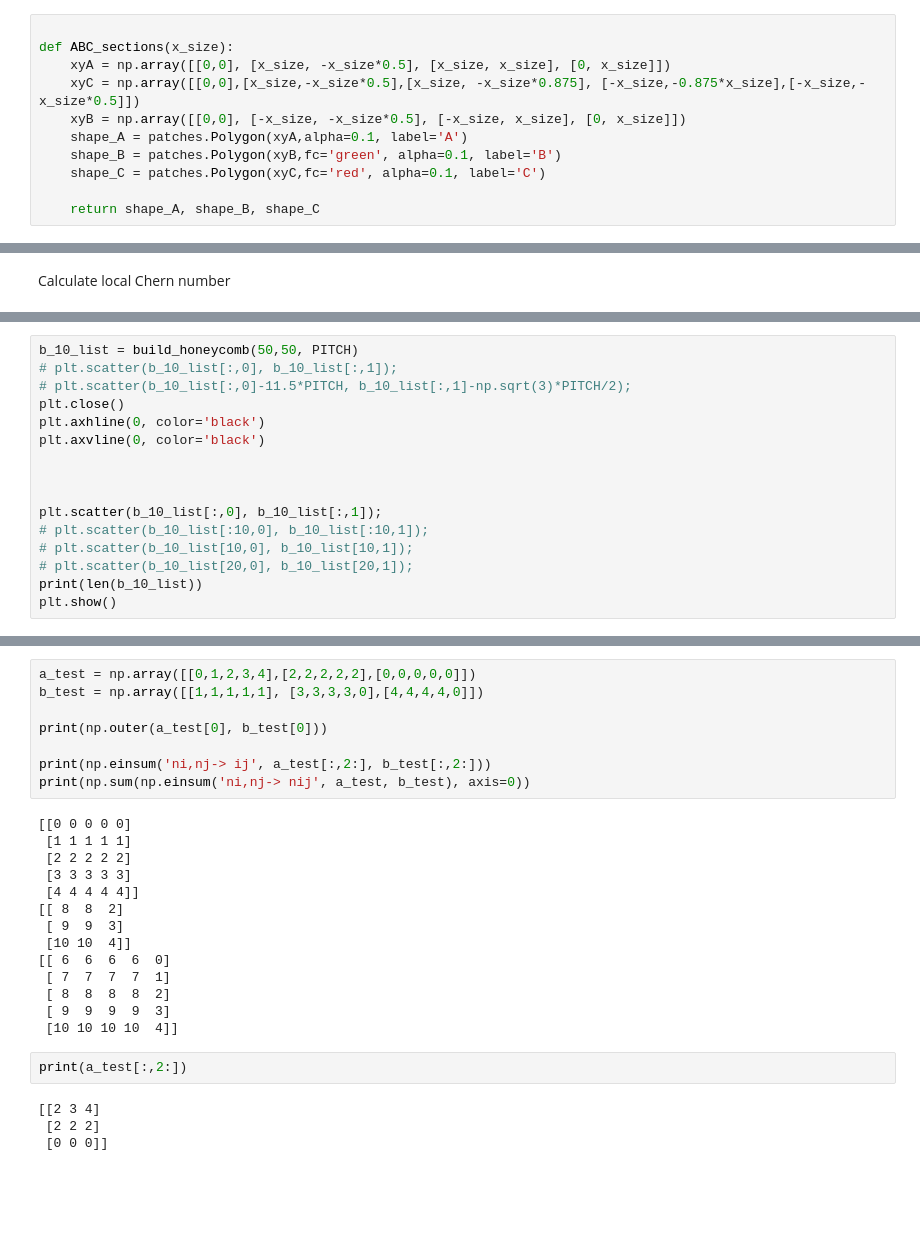
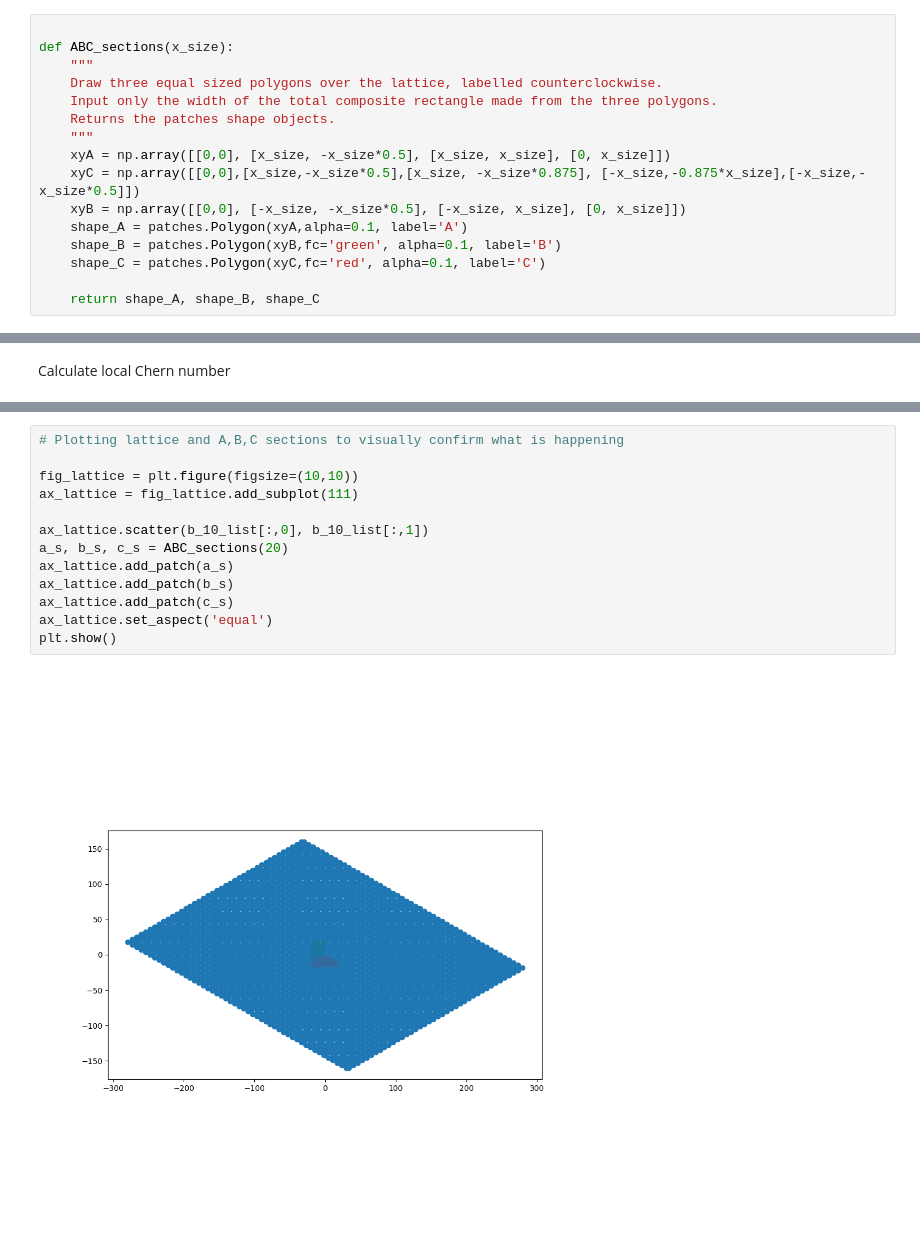
Before and after one commit to NRobertsF91W/PhD-Jupyter-Notebooks, a Jupyter notebook: twisted honeycomb numerical analysis chern number.ipynb, the cells around one changed output, grey strips where cells are left out. Cells and saved outputs as stored; diff of their text form; blank space fills up the shorter version.

```diff
--- a/twisted honeycomb numerical analysis chern number.ipynb
+++ b/twisted honeycomb numerical analysis chern number.ipynb
@@ -151,6 +135,11 @@ draw three equal sections over the lattice
 # %%
 
 def ABC_sections(x_size):
+    """
+    Draw three equal sized polygons over the lattice, labelled counterclockwise.
+    Input only the width of the total composite rectangle made from the three polygons.
+    Returns the patches shape objects.
+    """
     xyA = np.array([[0,0], [x_size, -x_size*0.5], [x_size, x_size], [0, x_size]])
     xyC = np.array([[0,0],[x_size,-x_size*0.5],[x_size, -x_size*0.875], [-x_size,-0.875*x_size],[-x_size,-x_size*0.5]])
     xyB = np.array([[0,0], [-x_size, -x_size*0.5], [-x_size, x_size], [0, x_size]])
@@ -466,16 +327,0 @@ print(haldane_vecs[:,:5])
-# %%
-b_10_list = build_honeycomb(50,50, PITCH)
-# plt.scatter(b_10_list[:,0], b_10_list[:,1]);
-# plt.scatter(b_10_list[:,0]-11.5*PITCH, b_10_list[:,1]-np.sqrt(3)*PITCH/2);
-plt.close()
-plt.axhline(0, color='black')
-plt.axvline(0, color='black')
-
-
-
-plt.scatter(b_10_list[:,0], b_10_list[:,1]);
-# plt.scatter(b_10_list[:10,0], b_10_list[:10,1]);
-# plt.scatter(b_10_list[10,0], b_10_list[10,1]);
-# plt.scatter(b_10_list[20,0], b_10_list[20,1]);
-print(len(b_10_list))
-plt.show()
@@ -799,28 +328,15 @@ C contains:
-# %%
-a_test = np.array([[0,1,2,3,4],[2,2,2,2,2],[0,0,0,0,0]])
-b_test = np.array([[1,1,1,1,1], [3,3,3,3,0],[4,4,4,4,0]])
-
-print(np.outer(a_test[0], b_test[0]))
-
-print(np.einsum('ni,nj-> ij', a_test[:,2:], b_test[:,2:]))
-print(np.sum(np.einsum('ni,nj-> nij', a_test, b_test), axis=0))
-# %% [output]
-[[0 0 0 0 0]
- [1 1 1 1 1]
- [2 2 2 2 2]
- [3 3 3 3 3]
- [4 4 4 4 4]]
-[[ 8  8  2]
- [ 9  9  3]
- [10 10  4]]
-[[ 6  6  6  6  0]
- [ 7  7  7  7  1]
- [ 8  8  8  8  2]
- [ 9  9  9  9  3]
- [10 10 10 10  4]]
-# %%
-print(a_test[:,2:])
-# %% [output]
-[[2 3 4]
- [2 2 2]
- [0 0 0]]
+# %%
+# Plotting lattice and A,B,C sections to visually confirm what is happening
+
+fig_lattice = plt.figure(figsize=(10,10))
+ax_lattice = fig_lattice.add_subplot(111)
+
+ax_lattice.scatter(b_10_list[:,0], b_10_list[:,1])
+a_s, b_s, c_s = ABC_sections(20)
+ax_lattice.add_patch(a_s)
+ax_lattice.add_patch(b_s)
+ax_lattice.add_patch(c_s)
+ax_lattice.set_aspect('equal')
+plt.show()
+# %% [output]
+[figure, added]
```
Also changed, not shown: parts of 71 cells of this notebook.
